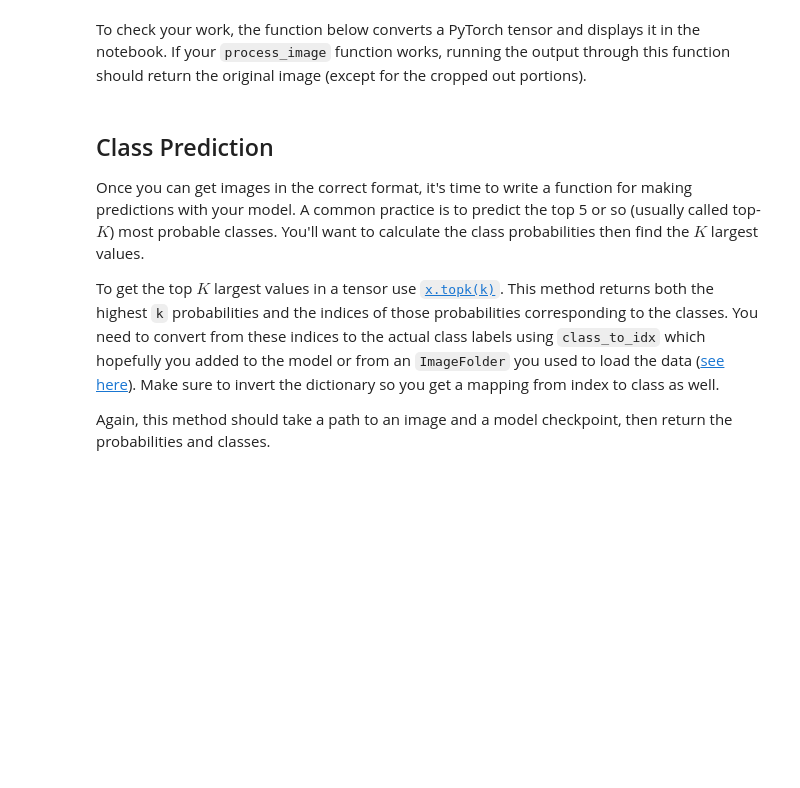
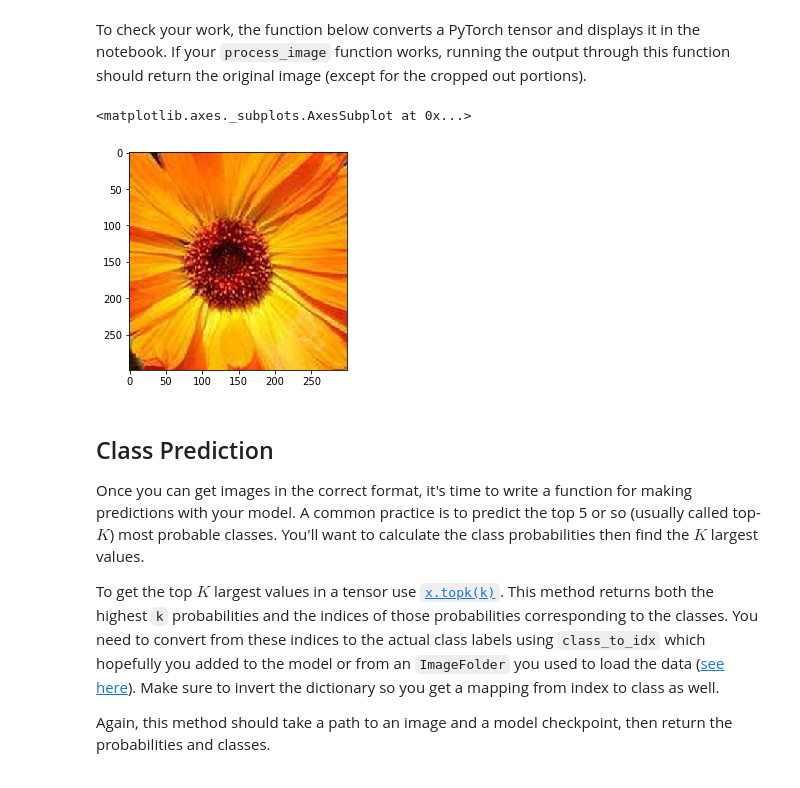
Before and after one commit to emigre459/computer_vision, a Jupyter notebook: Image Classifier Project.ipynb, the cells around one changed output. Cells and saved outputs as stored; diff of their text form; code cells hidden in the pictures; blank space fills up the shorter version.

```diff
--- a/Image Classifier Project.ipynb
+++ b/Image Classifier Project.ipynb
@@ -484,0 +614,35 @@ def process_image(image):
+# %%
+def calculate_centercrop_box(image, goal_size):
+    '''
+    Takes a PIL image and outputs the 4-tuple of coordinates needed to perform a centered cropping
+    of the image of size goal_size x goal_size. This is intended to be fed into Image.crop().
+
+    Parameters
+    ----------
+    image: PIL image object
+
+    goal_size: int. Desired resultant dimension size.
+
+
+    Returns
+    -------
+    4-tuple of ints coordinates of the format (new_width_X, new_width_Y
+                                                new_height_X, new_height_Y)
+    '''
+
+    width = image.size[0]
+    height = image.size[1]
+
+    # upperLeft_X, upperLeft_Y, lowerRight_X, lowerRight_Y
+    bound_box = [int(0.5*(width - goal_size)), int(0.5*(height - goal_size)),
+                int(0.5*(width + goal_size)), int(0.5*(height + goal_size))]
+
+    # Check to make sure both dimensions produce goal_size
+    bound_box_w = bound_box[2] - bound_box[0]
+    bound_box_h = bound_box[3] - bound_box[1]
+
+    if bound_box_w != goal_size:
+        bound_box[2] -= bound_box_w - goal_size
+
+
+    return tuple(bound_box)
@@ -505,6 +712,16 @@ def imshow(image, ax=None, title=None):
     ax.imshow(image)
 
     return ax
+# %%
+image = Image.open('data/test/5/image_05159.jpg')
+
+# Preprocess the image
+im = torch.Tensor(process_image(image))
+
+imshow(im)
+# %% [output]
+<matplotlib.axes._subplots.AxesSubplot at 0x...>
+[figure, added]
 # %% [markdown]
 ## Class Prediction
 
```
Also changed, not shown: parts of 19 cells of this notebook, 1 other file.
